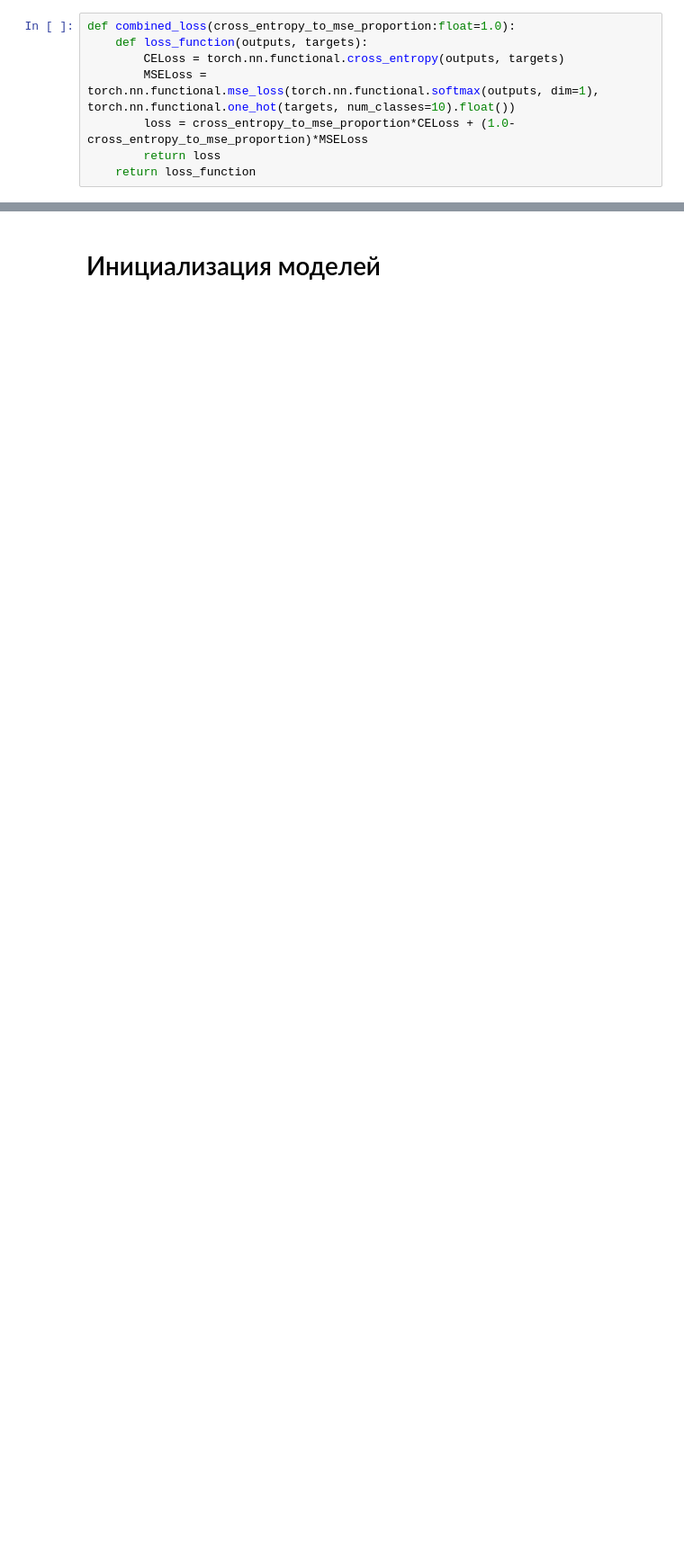
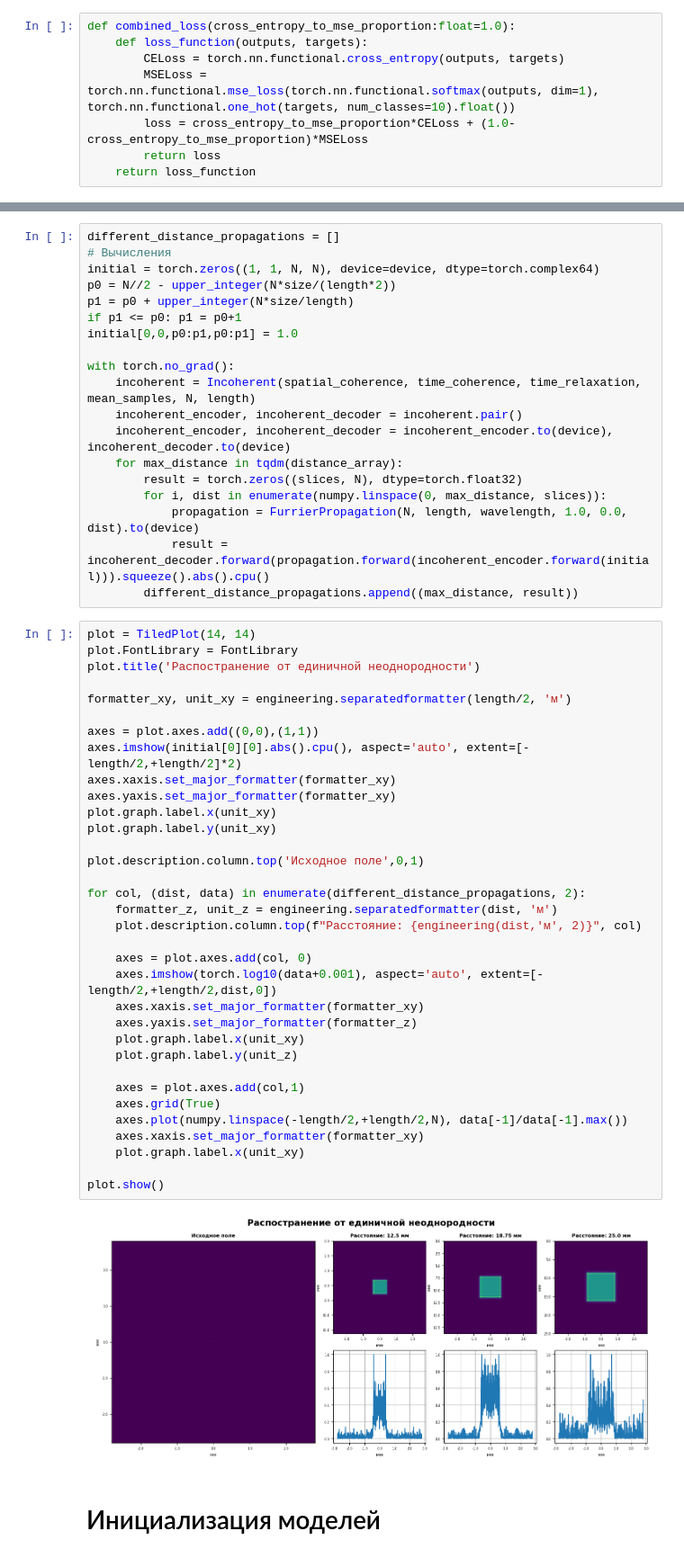
Before and after one commit to Belashov641618/OpticalEncoder, a Jupyter notebook: notebooks/ExampleClusterAPI.ipynb, the cells around one changed output, grey strips where cells are left out. Shown at 90% size. Drawn from its saved outputs; the diff is of its cells as text; blank space fills up the shorter version.

```diff
--- a/notebooks/ExampleClusterAPI.ipynb
+++ b/notebooks/ExampleClusterAPI.ipynb
@@ -130,3 +141,58 @@ print(f"Тип оптимизатора:                         {optimizer_type
+# %%
+different_distance_propagations = []
+# Вычисления
+initial = torch.zeros((1, 1, N, N), device=device, dtype=torch.complex64)
+p0 = N//2 - upper_integer(N*size/(length*2))
+p1 = p0 + upper_integer(N*size/length)
+if p1 <= p0: p1 = p0+1
+initial[0,0,p0:p1,p0:p1] = 1.0
+
+with torch.no_grad():
+    incoherent = Incoherent(spatial_coherence, time_coherence, time_relaxation, mean_samples, N, length)
+    incoherent_encoder, incoherent_decoder = incoherent.pair()
+    incoherent_encoder, incoherent_decoder = incoherent_encoder.to(device), incoherent_decoder.to(device)
+    for max_distance in tqdm(distance_array):
+        result = torch.zeros((slices, N), dtype=torch.float32)
+        for i, dist in enumerate(numpy.linspace(0, max_distance, slices)):
+            propagation = FurrierPropagation(N, length, wavelength, 1.0, 0.0, dist).to(device)
+            result = incoherent_decoder.forward(propagation.forward(incoherent_encoder.forward(initial))).squeeze().abs().cpu()
+        different_distance_propagations.append((max_distance, result))
+# %%
+plot = TiledPlot(14, 14)
+plot.FontLibrary = FontLibrary
+plot.title('Распостранение от единичной неоднородности')
+
+formatter_xy, unit_xy = engineering.separatedformatter(length/2, 'м')
+
+axes = plot.axes.add((0,0),(1,1))
+axes.imshow(initial[0][0].abs().cpu(), aspect='auto', extent=[-length/2,+length/2]*2)
+axes.xaxis.set_major_formatter(formatter_xy)
+axes.yaxis.set_major_formatter(formatter_xy)
+plot.graph.label.x(unit_xy)
+plot.graph.label.y(unit_xy)
+
+plot.description.column.top('Исходное поле',0,1)
+
+for col, (dist, data) in enumerate(different_distance_propagations, 2):
+    formatter_z, unit_z = engineering.separatedformatter(dist, 'м')
+    plot.description.column.top(f"Расстояние: {engineering(dist,'м', 2)}", col)
+
+    axes = plot.axes.add(col, 0)
+    axes.imshow(torch.log10(data+0.001), aspect='auto', extent=[-length/2,+length/2,dist,0])
+    axes.xaxis.set_major_formatter(formatter_xy)
+    axes.yaxis.set_major_formatter(formatter_z)
+    plot.graph.label.x(unit_xy)
+    plot.graph.label.y(unit_z)
+
+    axes = plot.axes.add(col,1)
+    axes.grid(True)
+    axes.plot(numpy.linspace(-length/2,+length/2,N), data[-1]/data[-1].max())
+    axes.xaxis.set_major_formatter(formatter_xy)
+    plot.graph.label.x(unit_xy)
+
+plot.show()
+# %% [output]
+[figure, added]
 # %% [markdown]
 # Инициализация моделей
 # %%
```
Also changed, not shown: parts of 14 cells of this notebook, 10 other files.
